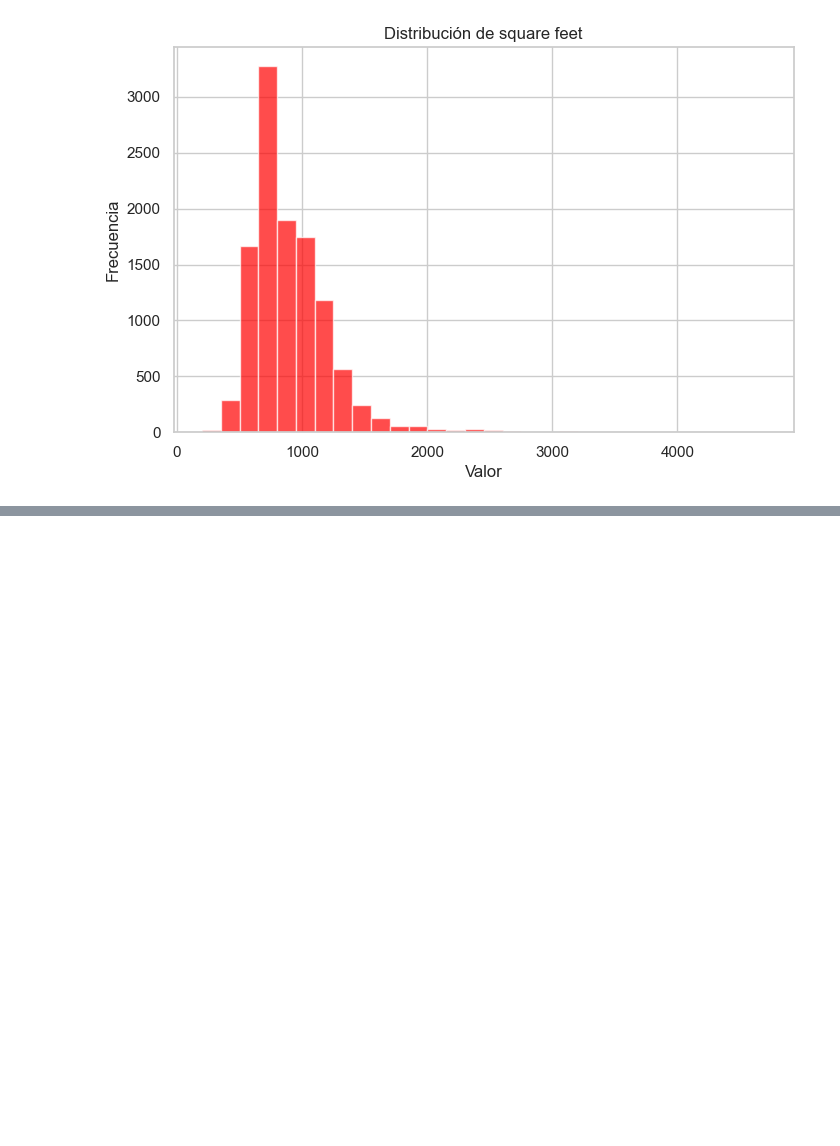
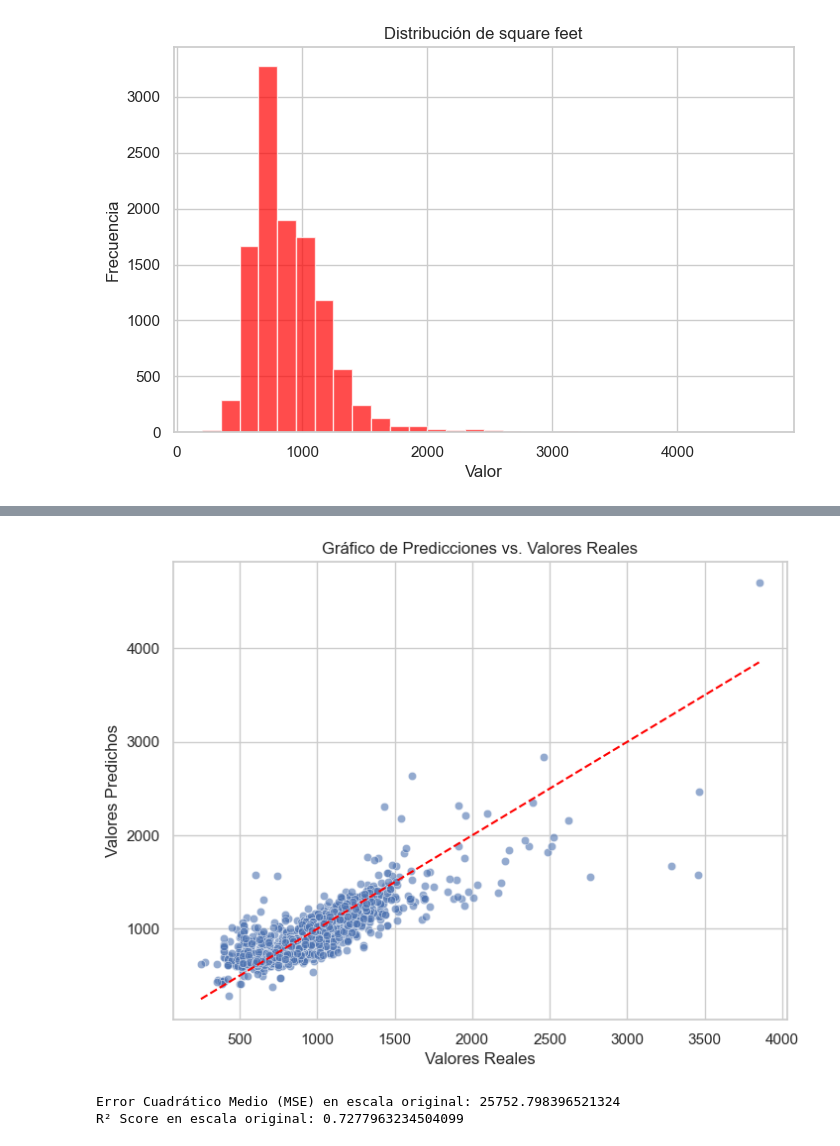
Before and after one commit to santiloc-hub/Apartament-Linear-Regresion, a Jupyter notebook: Notebooks/02_Exploration_and_Model.ipynb, the cells around one changed output, grey strips where cells are left out. Saved outputs shown, nothing was run; the diff lists cells and outputs as text; code cells hidden in the pictures; blank space fills up the shorter version.

```diff
--- a/Notebooks/02_Exploration_and_Model.ipynb
+++ b/Notebooks/02_Exploration_and_Model.ipynb
@@ -572,0 +623,35 @@ Mejor R²: 0.6985363261037619
+# %%
+# Hacer predicciones en X_test
+Y_pred_norm = Mod_2.predict(X_test)
+
+# Deshacer la transformación de QuantileTransformer y la transformación logarítmica
+Y_pred_original = 10 ** scaler_square.inverse_transform(Y_pred_norm.reshape(-1, 1)).flatten()
+
+# Deshacer la transformación para Y_test para comparar con los valores originales
+Y_test_original = 10 ** scaler_square.inverse_transform(Y_test.reshape(-1, 1)).flatten()
+# %%
+
+plt.figure(figsize=(8, 6))
+sns.scatterplot(x=Y_test_original, y=Y_pred_original, alpha=0.6)  # Puntos dispersos
+plt.plot([min(Y_test_original), max(Y_test_original)], [min(Y_test_original), max(Y_test_original)], color='red', linestyle='--')  # Línea ideal
+
+
+# Etiquetas y título
+plt.xlabel("Valores Reales")
+plt.ylabel("Valores Predichos")
+plt.title("Gráfico de Predicciones vs. Valores Reales")
+plt.show()
+# %% [output]
+[figure, added]
+# %%
+from sklearn.metrics import mean_squared_error, r2_score
+
+# Evaluar el modelo en la escala original
+mse_original = mean_squared_error(Y_test_original, Y_pred_original)
+r2_original = r2_score(Y_test_original, Y_pred_original)
+
+print(f'Error Cuadrático Medio (MSE) en escala original: {mse_original}')
+print(f'R² Score en escala original: {r2_original}')
+# %% [output]
+Error Cuadrático Medio (MSE) en escala original: 25752.798396521324
+R² Score en escala original: 0.7277963234504099
```
Also changed, not shown: parts of 18 cells of this notebook.
